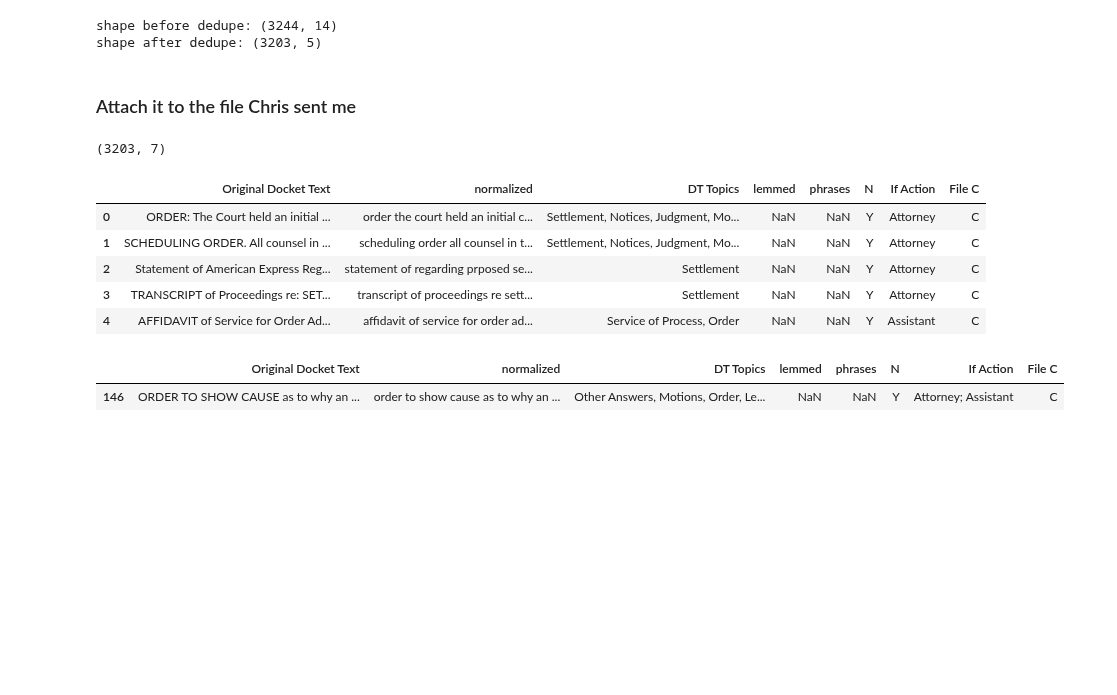
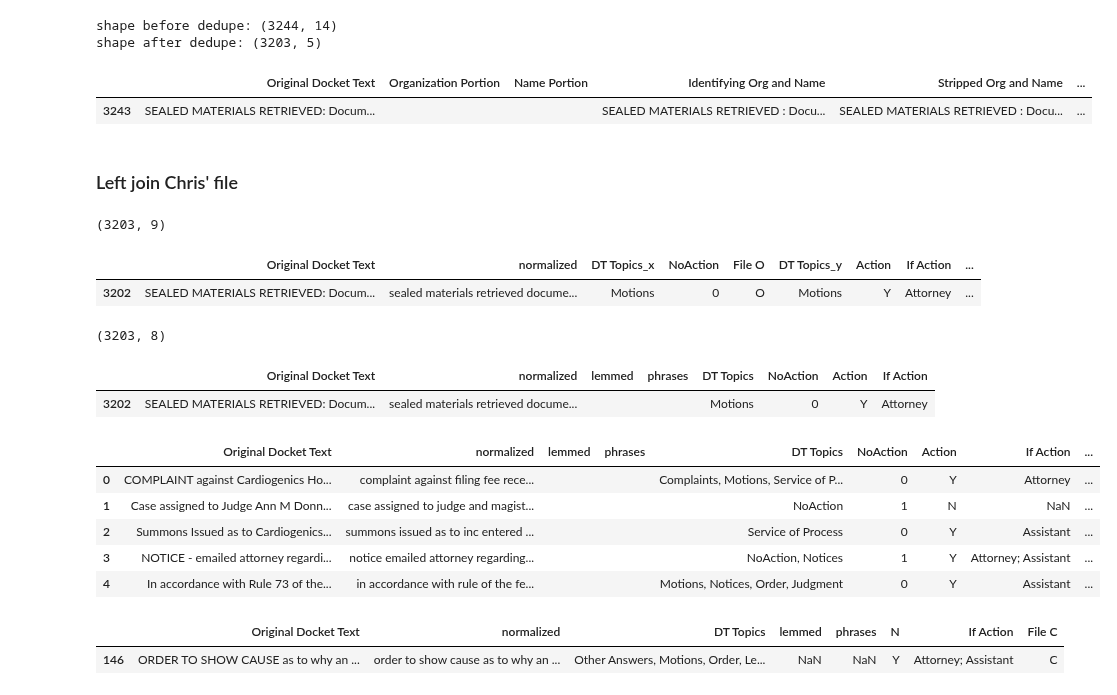
Before and after one commit to a35931chi/AI-Paralegal, a Jupyter notebook: Is there a better way to do NLP.ipynb, the cells around one changed output. Drawn from its saved outputs; the diff is of its cells as text; code cells hidden in the pictures; blank space fills up the shorter version.

Commit message:
finished up the NLP process and ready for modeling once the SME gives the okay

```diff
--- a/Is there a better way to do NLP.ipynb
+++ b/Is there a better way to do NLP.ipynb
@@ -624,3 +625,6 @@ new_df.head()
 | 2 | Summons Issued as to Cardiogenics... | Cardiogenics Holdings | Bowens Priscilla | Summons Issued as to -ORG- -ORG- ... | Summons Issued as to , Inc.. ( , ... | ... |
 | 3 | NOTICE - emailed attorney regardi... |  | Bowens Priscilla | NOTICE - emailed attorney regardi... | NOTICE - emailed attorney regardi... | ... |
 | 4 | In accordance with Rule 73 of the... |  | Bowens Priscilla | In accordance with Rule 73 of the... | In accordance with Rule 73 of the... | ... |
+# %%
+text = "Motion to Dismiss for Failure to State a Claim by LG Capital Funding, LLC. (Attachments: # 1 Memorandum in Support, # 2 Declaration, # 3 Exhibit A - Transcript, # 4 Exhibit B - Notice 1, # 5 Exhibit C - Notice 2, # 6 Exhibit D - Letter, # 7 Certificate of Service) (Kehrli, Kevin) (Entered: 09/12/2016)"
+text
@@ -917,21 +928,39 @@ print('shape after dedupe: {}'.format(new_df[['Original Docket Text', 'normalize
 # %% [output]
 shape before dedupe: (3244, 14)
 shape after dedupe: (3203, 5)
-# %% [markdown]
-### Attach it to the file Chris sent me
+# %%
+new_df.tail(1)
+# %% [output]
+|  | Original Docket Text | Organization Portion | Name Portion | Identifying Org and Name | Stripped Org and Name | ... |
+| 3243 | SEALED MATERIALS RETRIEVED: Docum... |  |  | SEALED MATERIALS RETRIEVED : Docu... | SEALED MATERIALS RETRIEVED : Docu... | ... |
+# %% [markdown]
+### Left join Chris' file
 # %%
-chris_file = pd.read_excel(r'Check if keywords working - Sept 11.xlsx')
-chris_file.shape
+chris_file = pd.read_excel(r'temporary file - Sept 19.xlsx')
+print(chris_file.shape)
+chris_file.tail(1)
 # %% [output]
-(3203, 7)
+(3203, 9)
+|  | Original Docket Text | normalized | DT Topics_x | NoAction | File O | DT Topics_y | Action | If Action | ... |
+| 3202 | SEALED MATERIALS RETRIEVED: Docum... | sealed materials retrieved docume... | Motions | 0 | O | Motions | Y | Attorney | ... |
-# %%
-chris_file['File C'] = 'C'
-# %%
-chris_file.head()
-# %% [output]
-|  | Original Docket Text | normalized | DT Topics | lemmed | phrases | N | If Action | File C |
-| 0 | ORDER: The Court held an initial ... | order the court held an initial c... | Settlement, Notices, Judgment, Mo... | NaN | NaN | Y | Attorney | C |
-| 1 | SCHEDULING ORDER. All counsel in ... | scheduling order all counsel in t... | Settlement, Notices, Judgment, Mo... | NaN | NaN | Y | Attorney | C |
-| 2 | Statement of American Express Reg... | statement of regarding prposed se... | Settlement | NaN | NaN | Y | Attorney | C |
-| 3 | TRANSCRIPT of Proceedings re: SET... | transcript of proceedings re sett... | Settlement | NaN | NaN | Y | Attorney | C |
-| 4 | AFFIDAVIT of Service for Order Ad... | affidavit of service for order ad... | Service of Process, Order | NaN | NaN | Y | Assistant | C |
+# %%
+another_df = new_df[['Original Docket Text', 'normalized', 'lemmed', 'phrases', 'DT Topics', 'NoAction']].drop_duplicates().merge(chris_file[['Original Docket Text', 'Action', 'If Action']], on = 'Original Docket Text', how = 'left')
+print(another_df.shape)
+another_df.tail(1)
+#another_df.to_excel('tempfile.xlsx', index = False)
+# %% [output]
+(3203, 8)
+|  | Original Docket Text | normalized | lemmed | phrases | DT Topics | NoAction | Action | If Action |
+| 3202 | SEALED MATERIALS RETRIEVED: Docum... | sealed materials retrieved docume... |  |  | Motions | 0 | Y | Attorney |
+# %%
+another_df['Action revised'] = np.where(another_df['NoAction'] == 1, 'N', another_df['Action'])
+another_df['If Action revised'] = np.where(another_df['NoAction'] == 1, '', another_df['If Action'])
+
+another_df.head()
+# %% [output]
+|  | Original Docket Text | normalized | lemmed | phrases | DT Topics | NoAction | Action | If Action | ... |
+| 0 | COMPLAINT against Cardiogenics Ho... | complaint against filing fee rece... |  |  | Complaints, Motions, Service of P... | 0 | Y | Attorney | ... |
+| 1 | Case assigned to Judge Ann M Donn... | case assigned to judge and magist... |  |  | NoAction | 1 | N | NaN | ... |
+| 2 | Summons Issued as to Cardiogenics... | summons issued as to inc entered ... |  |  | Service of Process | 0 | Y | Assistant | ... |
+| 3 | NOTICE - emailed attorney regardi... | notice emailed attorney regarding... |  |  | NoAction, Notices | 1 | Y | Attorney; Assistant | ... |
+| 4 | In accordance with Rule 73 of the... | in accordance with rule of the fe... |  |  | Motions, Notices, Order, Judgment | 0 | Y | Assistant | ... |
```
Also changed, not shown: parts of 14 cells of this notebook, 11 other files.
